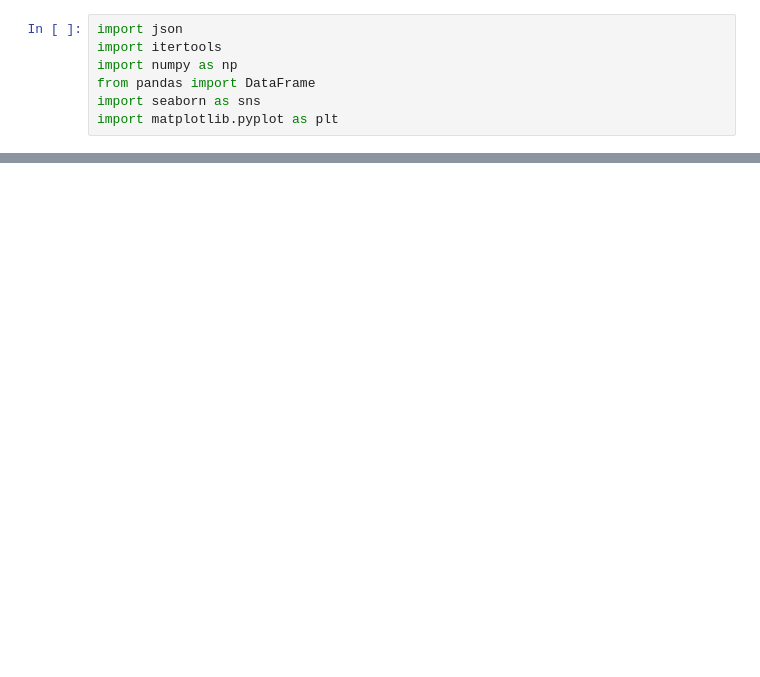
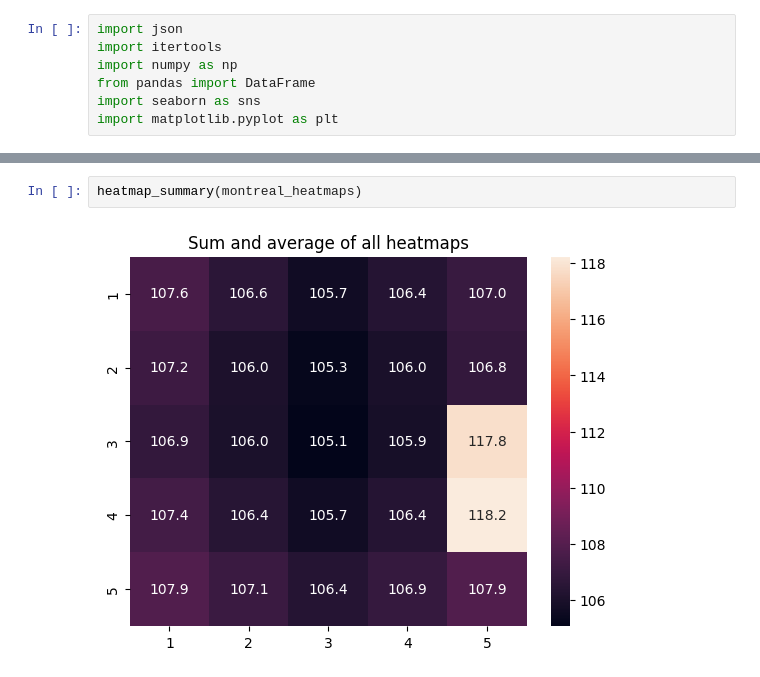
Before and after one commit to CalliEve/metro-map-editor, a Jupyter notebook: research_notebooks/heatmaps.ipynb, the cells around one changed output, grey strips where cells are left out. Saved outputs shown, nothing was run; the diff lists cells and outputs as text; blank space fills up the shorter version.

```diff
--- a/research_notebooks/heatmaps.ipynb
+++ b/research_notebooks/heatmaps.ipynb
@@ -83,0 +116,4 @@ plt.show()
+# %%
+heatmap_summary(montreal_heatmaps)
+# %% [output]
+[figure, added]
```
Also changed, not shown: parts of 6 cells of this notebook, 25 other files.
